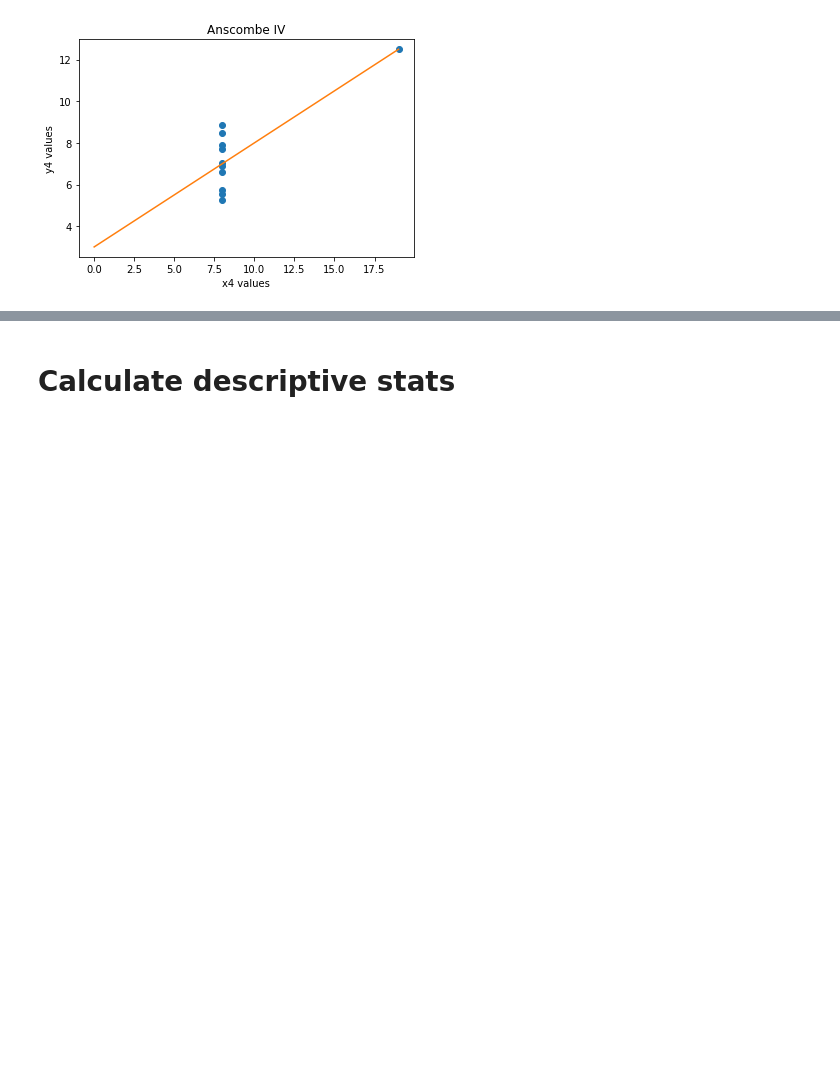
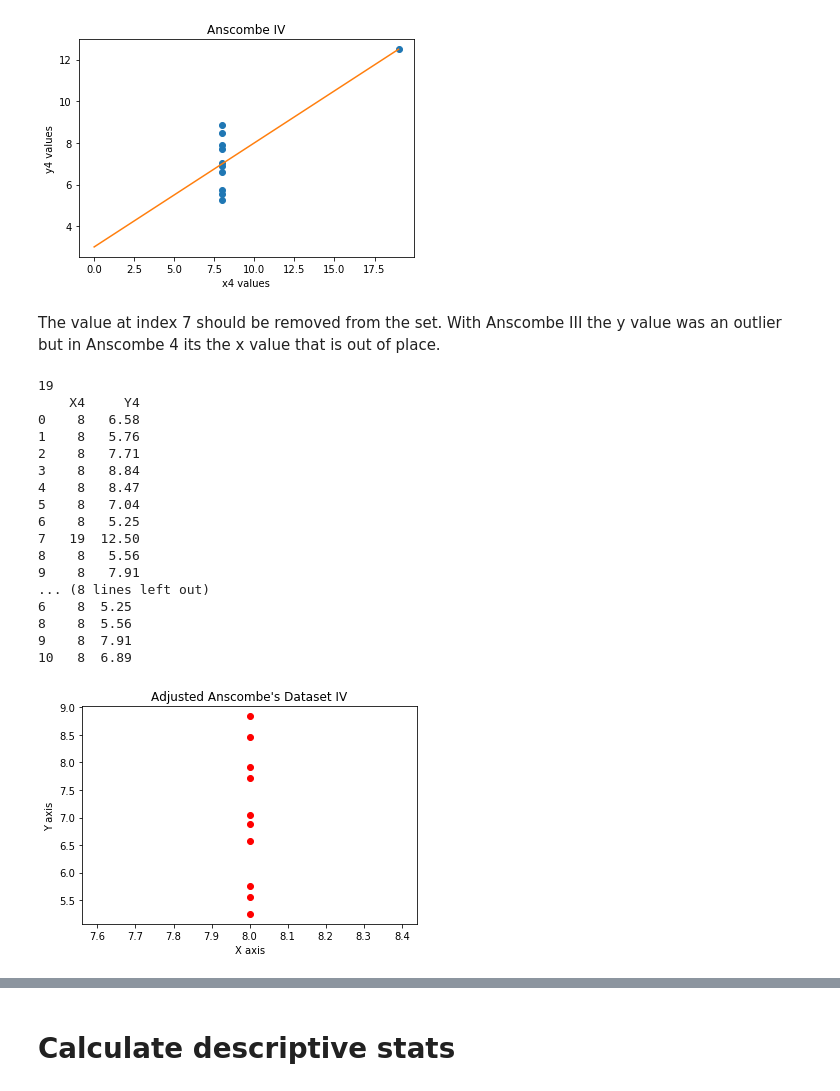
Before and after one commit to Osheah/foda-anscombe, a Jupyter notebook: anscombe.ipynb, the cells around one changed output, grey strips where cells are left out. Saved outputs shown, nothing was run; the diff lists cells and outputs as text; code cells hidden in the pictures; blank space fills up the shorter version.

```diff
--- a/anscombe.ipynb
+++ b/anscombe.ipynb
@@ -304,3 +413,45 @@ plt.show()
 The linear regression line slope is 0.5
  with the y intercept  3.0
 [figure]
+# %% [markdown]
+The value at index 7 should be removed from the set. With Anscombe III the y value was an outlier but in Anscombe 4 its the x value that is out of place.
+# %%
+# print the outlier
+print(df.iloc[7,6])
+# print the column to check its index
+
+print(df[["X4", "Y4"]])
+# drop the row with the outlier in it
+df_4 = df.drop(df.index[7])
+# check its dropped
+print(df_4[["X4", "Y4"]])
+
+# update the new arrays
+x4_adj = np.array(df_4['X4'])
+y4_adj = np.array(df_4['Y4'])
+
+# plot the adjusted data
+plt.plot(x4_adj, y4_adj, 'ro')
+plt.xlabel('X axis')
+plt.ylabel('Y axis')
+plt.title('Adjusted Anscombe\'s Dataset IV')
+plt.show()
+# %% [output]
+19
+    X4     Y4
+0    8   6.58
+1    8   5.76
+2    8   7.71
+3    8   8.84
+4    8   8.47
+5    8   7.04
+6    8   5.25
+7   19  12.50
+8    8   5.56
+9    8   7.91
+... (8 lines left out)
+6    8  5.25
+8    8  5.56
+9    8  7.91
+10   8  6.89
+[figure, added]
```
Also changed, not shown: parts of 31 cells of this notebook.
